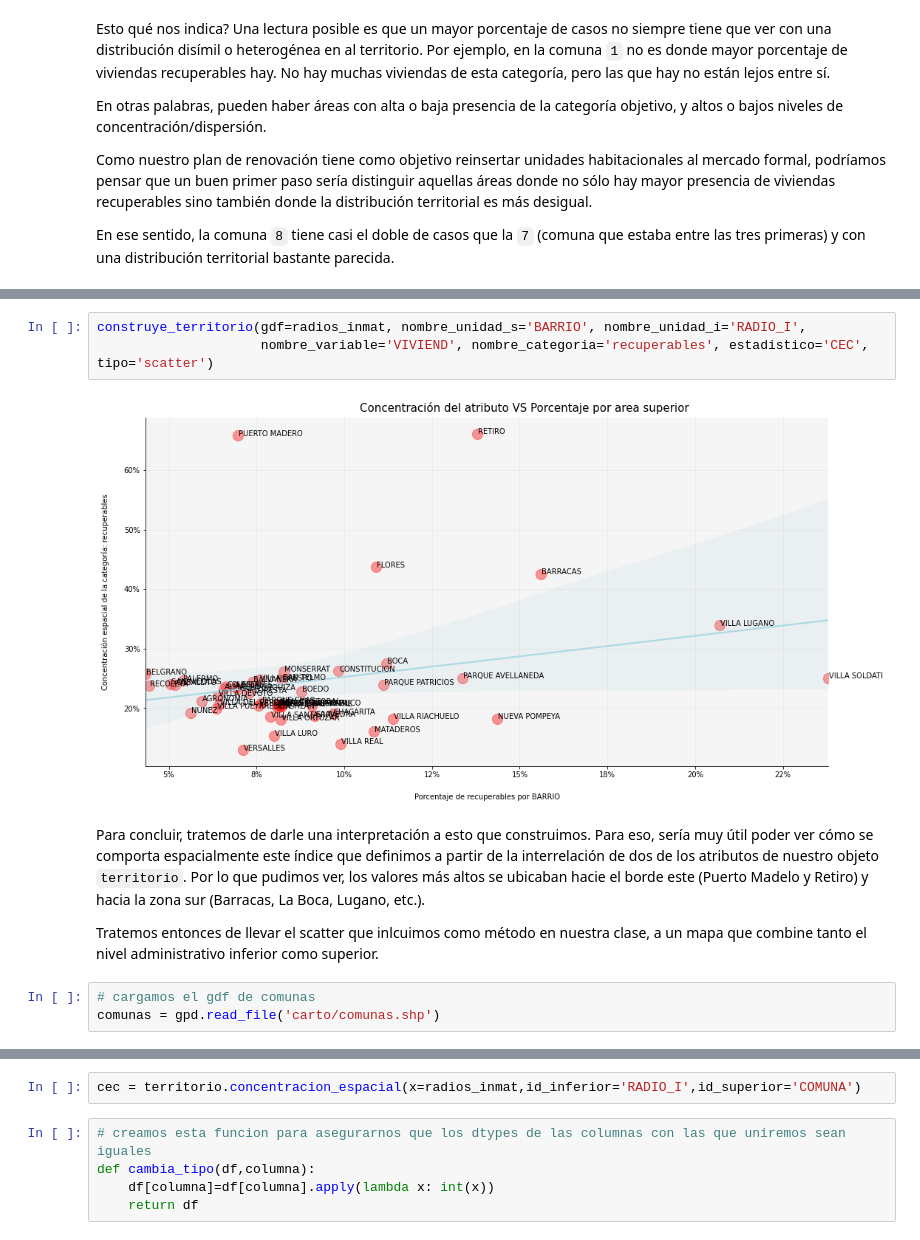
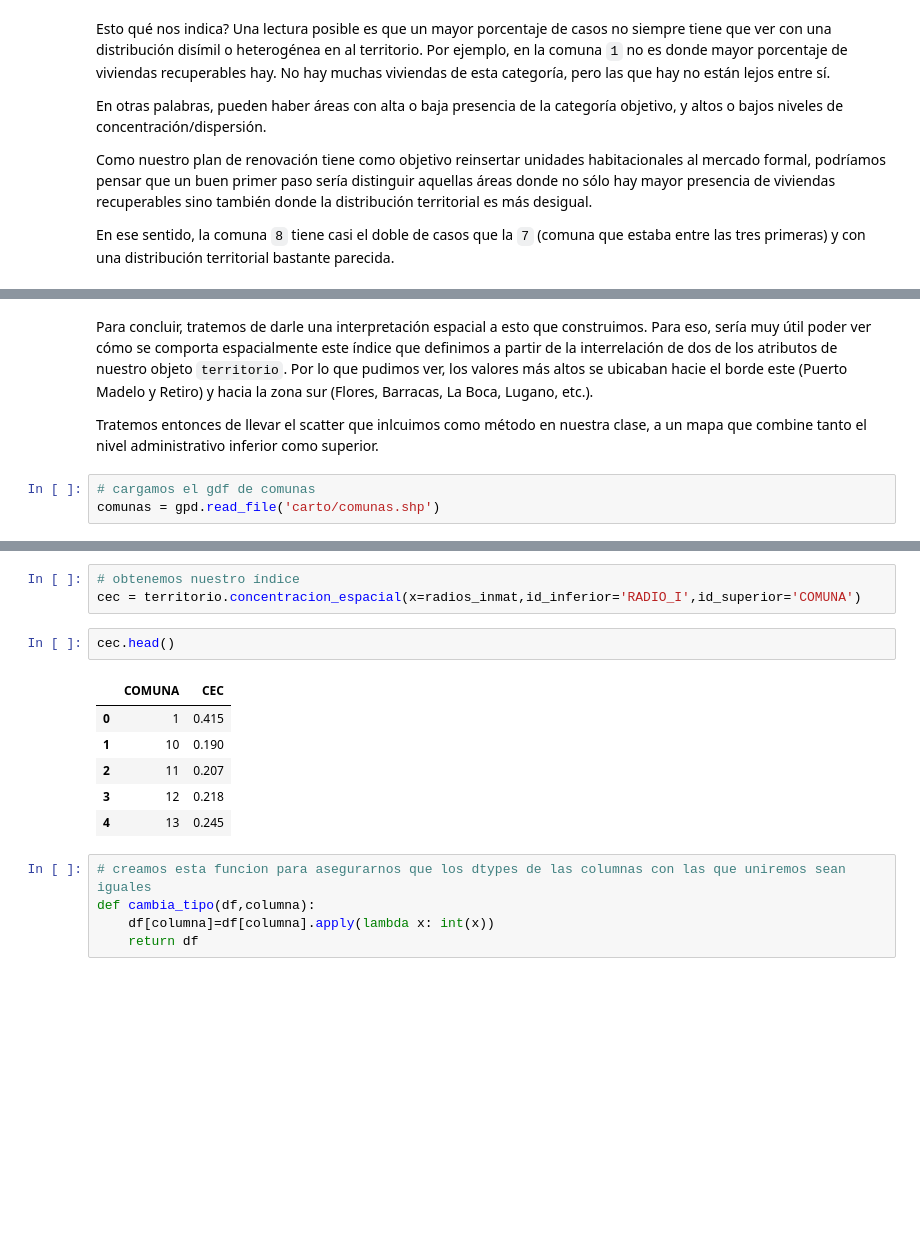
Before and after one commit to PyMap/AUPY, a Jupyter notebook: 03_practica_guiada_fuentes_secundarias.ipynb, the cells around one changed output, grey strips where cells are left out. Saved outputs shown, nothing was run; the diff lists cells and outputs as text; blank space fills up the shorter version.

```diff
--- a/03_practica_guiada_fuentes_secundarias.ipynb
+++ b/03_practica_guiada_fuentes_secundarias.ipynb
@@ -1437,10 +1456,5 @@ construye_territorio(gdf=radios_inmat, nombre_unidad_s='BARRIO', nombre_unidad_i
-# %%
-construye_territorio(gdf=radios_inmat, nombre_unidad_s='BARRIO', nombre_unidad_i='RADIO_I',
-                     nombre_variable='VIVIEND', nombre_categoria='recuperables', estadistico='CEC', tipo='scatter')
-# %% [output]
-[figure, removed]
 # %% [markdown]
-Para concluir, tratemos de darle una interpretación a esto que construimos. Para eso, sería muy útil poder ver cómo se comporta espacialmente este índice que definimos a partir de la interrelación de dos de los atributos de nuestro objeto `territorio`. Por lo que pudimos ver, los valores más altos se ubicaban hacie el borde este (Puerto Madelo y Retiro) y hacia la zona sur (Barracas, La Boca, Lugano, etc.).
+Para concluir, tratemos de darle una interpretación espacial a esto que construimos. Para eso, sería muy útil poder ver cómo se comporta espacialmente este índice que definimos a partir de la interrelación de dos de los atributos de nuestro objeto `territorio`. Por lo que pudimos ver, los valores más altos se ubicaban hacie el borde este (Puerto Madelo y Retiro) y hacia la zona sur (Flores, Barracas, La Boca, Lugano, etc.).
 
 Tratemos entonces de llevar el scatter que inlcuimos como método en nuestra clase, a un mapa que combine tanto el nivel administrativo inferior como superior.
 # %%
@@ -1456,7 +1470,17 @@ comunas.head()
 | 3 | FLORES - PARQUE CHACABUCO | 17972.257870 | 1.242290e+07 | 7.0 | 4 | LIMITE COMUNAL | POLYGON ((101036.604 99947.208, 1... |
 | 4 | LINIERS - MATADEROS - PARQUE AVEL... | 21411.738344 | 1.650531e+07 | 9.0 | 5 | LIMITE COMUNAL | POLYGON ((94869.346 99583.645, 94... |
 # %%
+# obtenemos nuestro índice
 cec = territorio.concentracion_espacial(x=radios_inmat,id_inferior='RADIO_I',id_superior='COMUNA')
+# %%
+cec.head()
+# %% [output]
+|  | COMUNA | CEC |
+| 0 | 1 | 0.415 |
+| 1 | 10 | 0.190 |
+| 2 | 11 | 0.207 |
+| 3 | 12 | 0.218 |
+| 4 | 13 | 0.245 |
 # %%
 # creamos esta funcion para asegurarnos que los dtypes de las columnas con las que uniremos sean iguales
 def cambia_tipo(df,columna):
```
Also changed, not shown: parts of 16 cells of this notebook.
